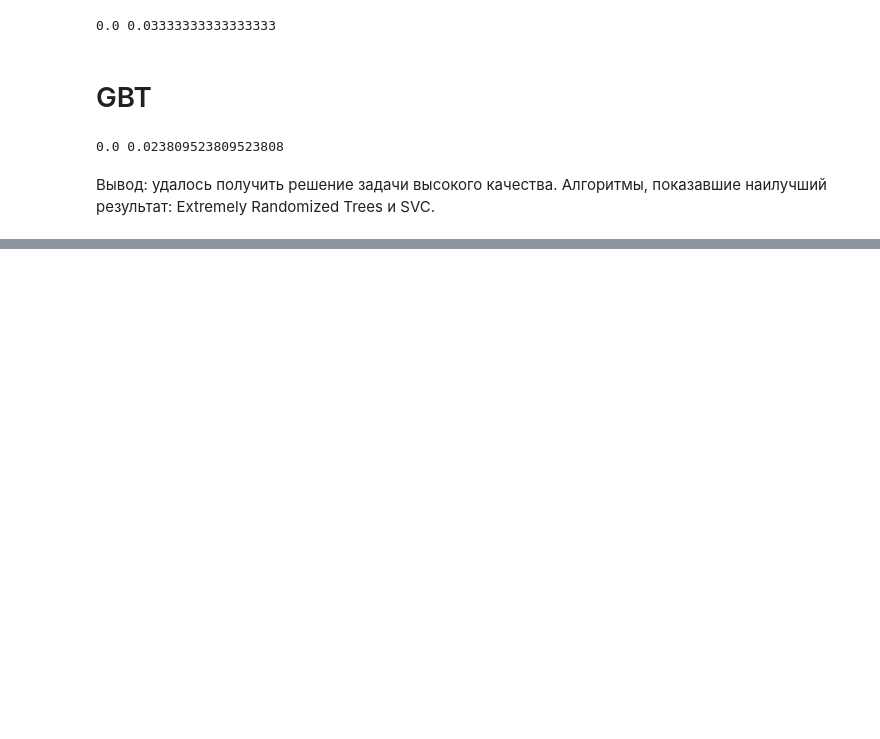
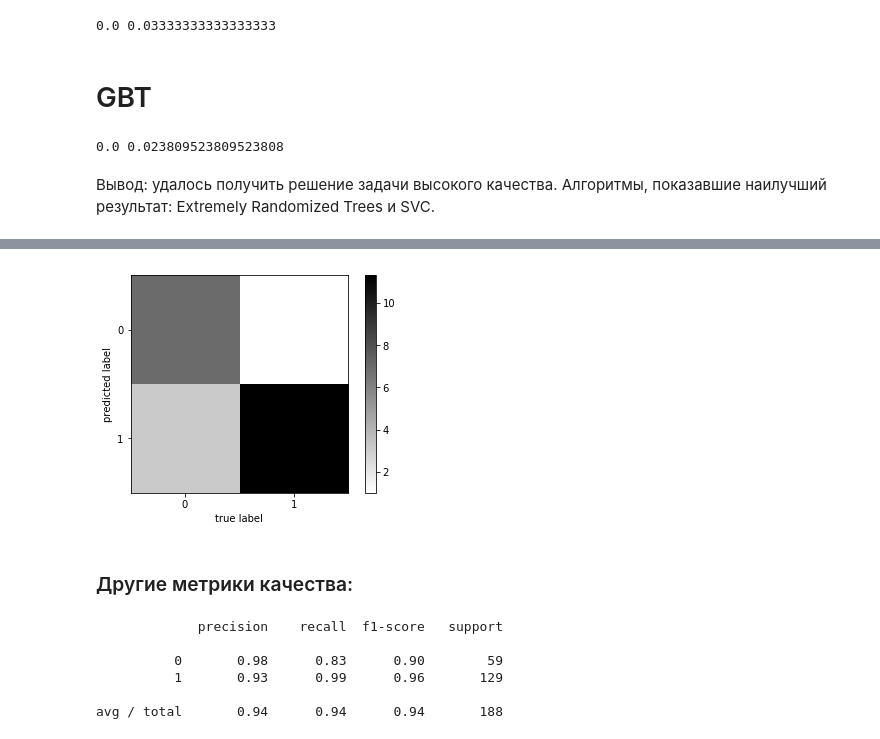
Before and after one commit to annyl/ML_course, a Jupyter notebook: Lab_1.ipynb, the cells around one changed output, grey strips where cells are left out. Drawn from its saved outputs; the diff is of its cells as text; code cells hidden in the pictures; blank space fills up the shorter version.

```diff
--- a/Lab_1.ipynb
+++ b/Lab_1.ipynb
@@ -554,0 +672,2 @@ print(err_train, err_test)
+# %%
+alpha_opt = alpha_opt[0]
@@ -554,0 +698,25 @@ print(err_train, err_test)
+# %%
+M = confusion_matrix(y_test_pred, y_test)
+M = np.sqrt(M)
+plt.imshow(M, interpolation = 'nearest')
+plt.set_cmap('binary')
+plt.xticks(range(2))
+plt.yticks(range(2))
+plt.xlabel("true label")
+plt.ylabel("predicted label")
+plt.colorbar()
+pass
+# %% [output]
+[figure, added]
+# %% [markdown]
+### Другие метрики качества:
+# %%
+from sklearn.metrics import classification_report
+print(classification_report(y_test, y_test_pred))
+# %% [output]
+             precision    recall  f1-score   support
+
+          0       0.98      0.83      0.90        59
+          1       0.93      0.99      0.96       129
+
+avg / total       0.94      0.94      0.94       188
```
Also changed, not shown: parts of 37 cells of this notebook.
